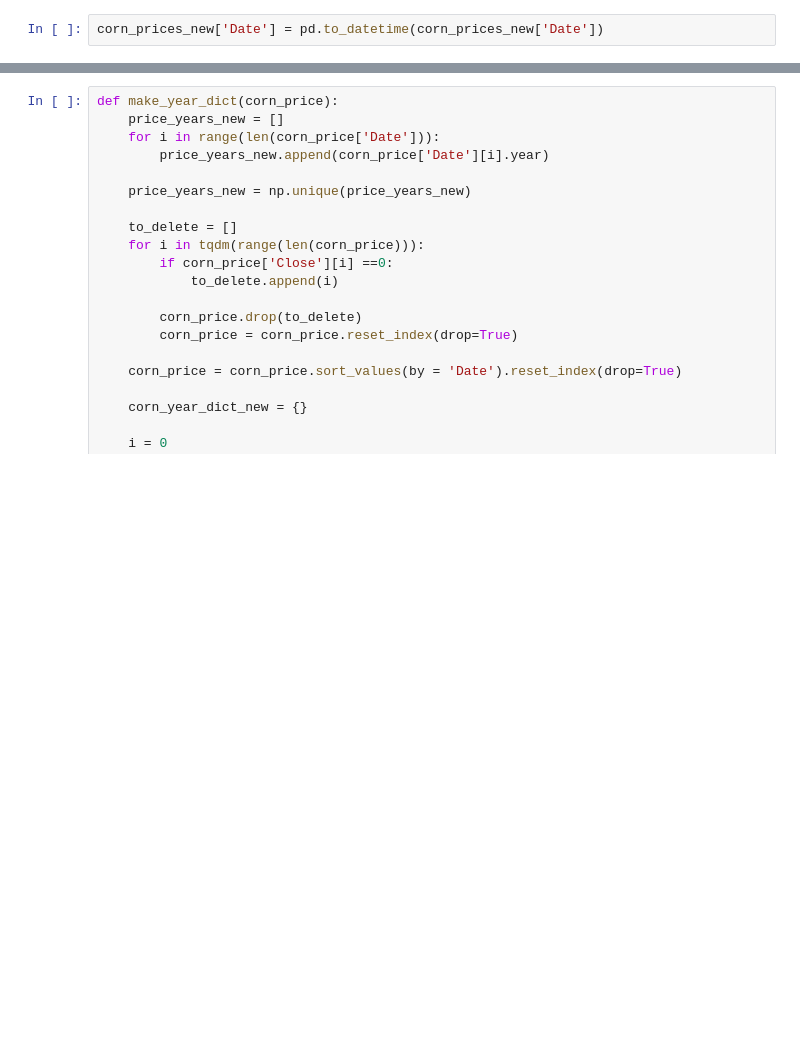
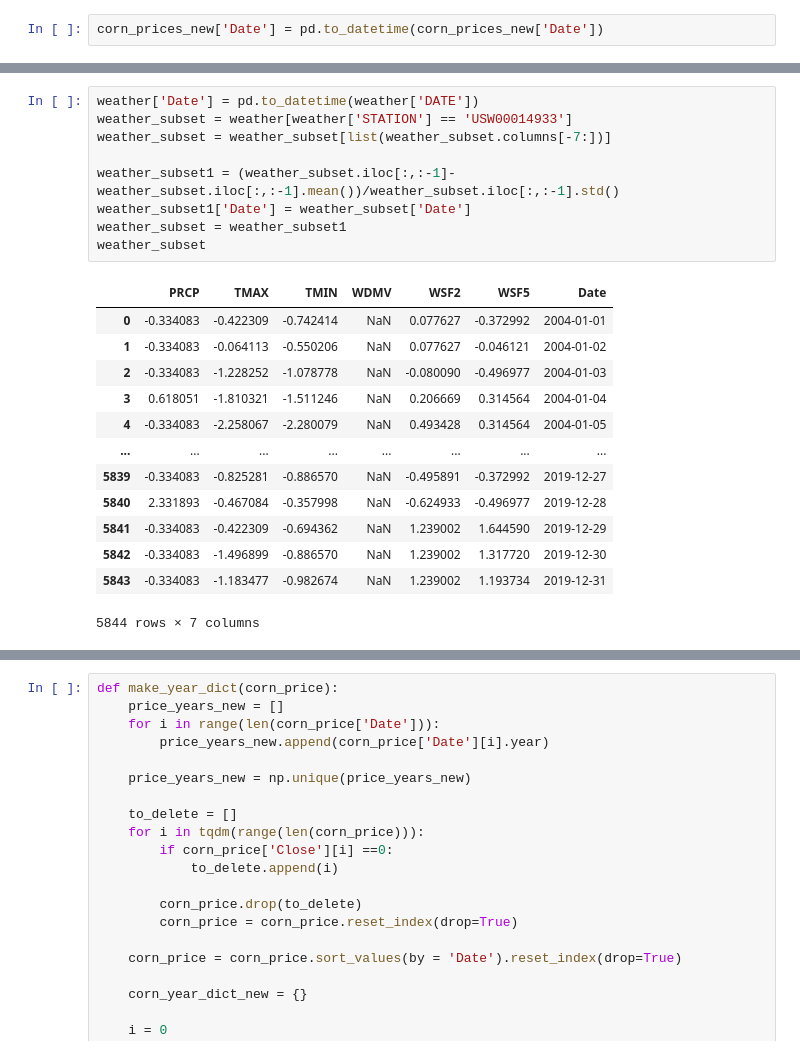
Before and after one commit to evanlipton/EENG439_CornPredictions, a Jupyter notebook: Data_Cleaning.ipynb, the cells around one changed output, grey strips where cells are left out. Cells and saved outputs as stored; diff of their text form; blank space fills up the shorter version.

```diff
--- a/Data_Cleaning.ipynb
+++ b/Data_Cleaning.ipynb
@@ -276 +311,24 @@ corn_prices_new['Date'] = pd.to_datetime(corn_prices_new['Date'])
+# %%
+weather['Date'] = pd.to_datetime(weather['DATE'])
+weather_subset = weather[weather['STATION'] == 'USW00014933']
+weather_subset = weather_subset[list(weather_subset.columns[-7:])]
+
+weather_subset1 = (weather_subset.iloc[:,:-1]-weather_subset.iloc[:,:-1].mean())/weather_subset.iloc[:,:-1].std()
+weather_subset1['Date'] = weather_subset['Date']
+weather_subset = weather_subset1
+weather_subset
+# %% [output]
+|  | PRCP | TMAX | TMIN | WDMV | WSF2 | WSF5 | Date |
+| 0 | -0.334083 | -0.422309 | -0.742414 | NaN | 0.077627 | -0.372992 | 2004-01-01 |
+| 1 | -0.334083 | -0.064113 | -0.550206 | NaN | 0.077627 | -0.046121 | 2004-01-02 |
+| 2 | -0.334083 | -1.228252 | -1.078778 | NaN | -0.080090 | -0.496977 | 2004-01-03 |
+| 3 | 0.618051 | -1.810321 | -1.511246 | NaN | 0.206669 | 0.314564 | 2004-01-04 |
+| 4 | -0.334083 | -2.258067 | -2.280079 | NaN | 0.493428 | 0.314564 | 2004-01-05 |
+| ... | ... | ... | ... | ... | ... | ... | ... |
+| 5839 | -0.334083 | -0.825281 | -0.886570 | NaN | -0.495891 | -0.372992 | 2019-12-27 |
+| 5840 | 2.331893 | -0.467084 | -0.357998 | NaN | -0.624933 | -0.496977 | 2019-12-28 |
+| 5841 | -0.334083 | -0.422309 | -0.694362 | NaN | 1.239002 | 1.644590 | 2019-12-29 |
+| 5842 | -0.334083 | -1.496899 | -0.886570 | NaN | 1.239002 | 1.317720 | 2019-12-30 |
+| 5843 | -0.334083 | -1.183477 | -0.982674 | NaN | 1.239002 | 1.193734 | 2019-12-31 |
+5844 rows × 7 columns
 # %%
```
Also changed, not shown: parts of 8 cells of this notebook, 1 other file.
